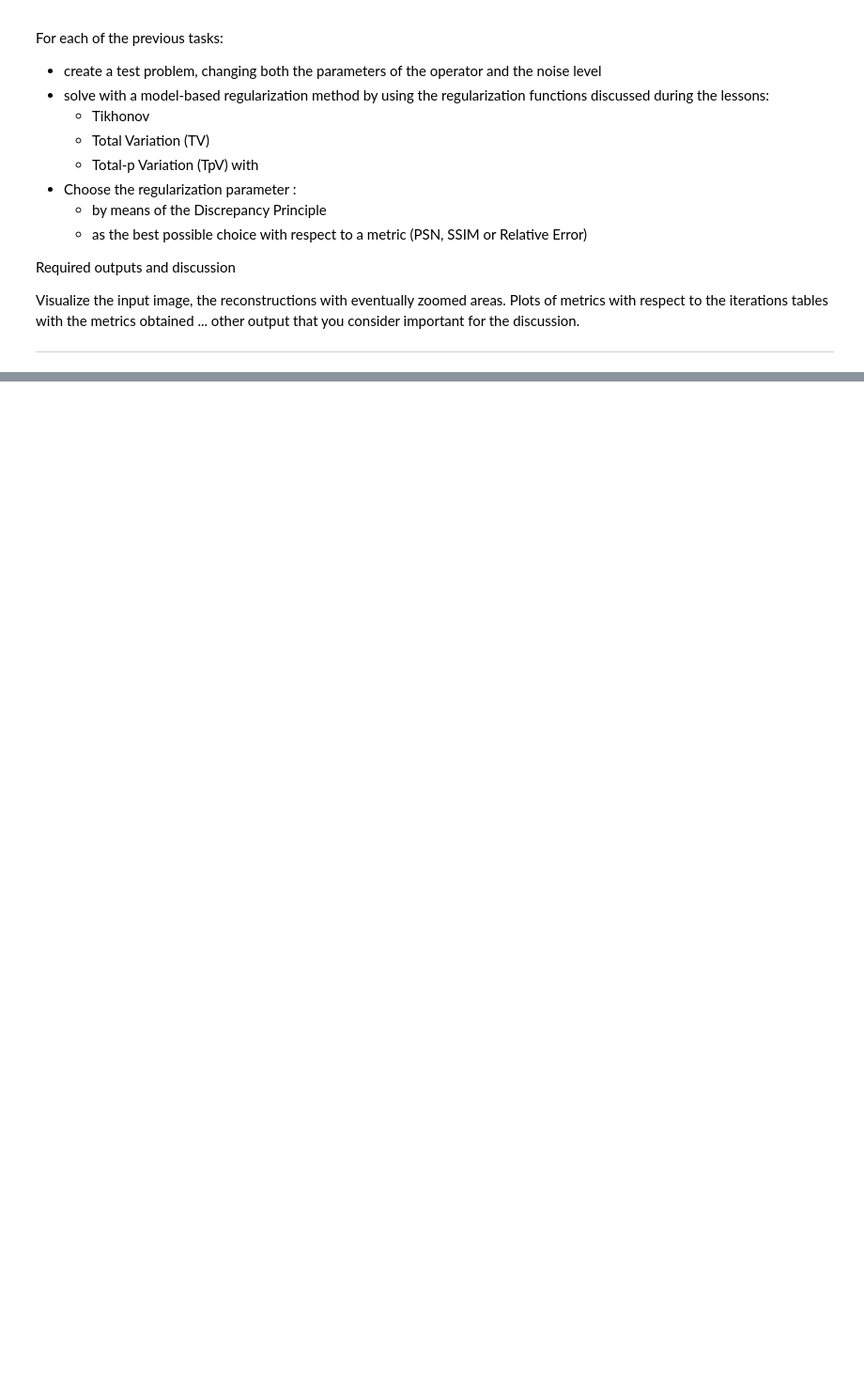
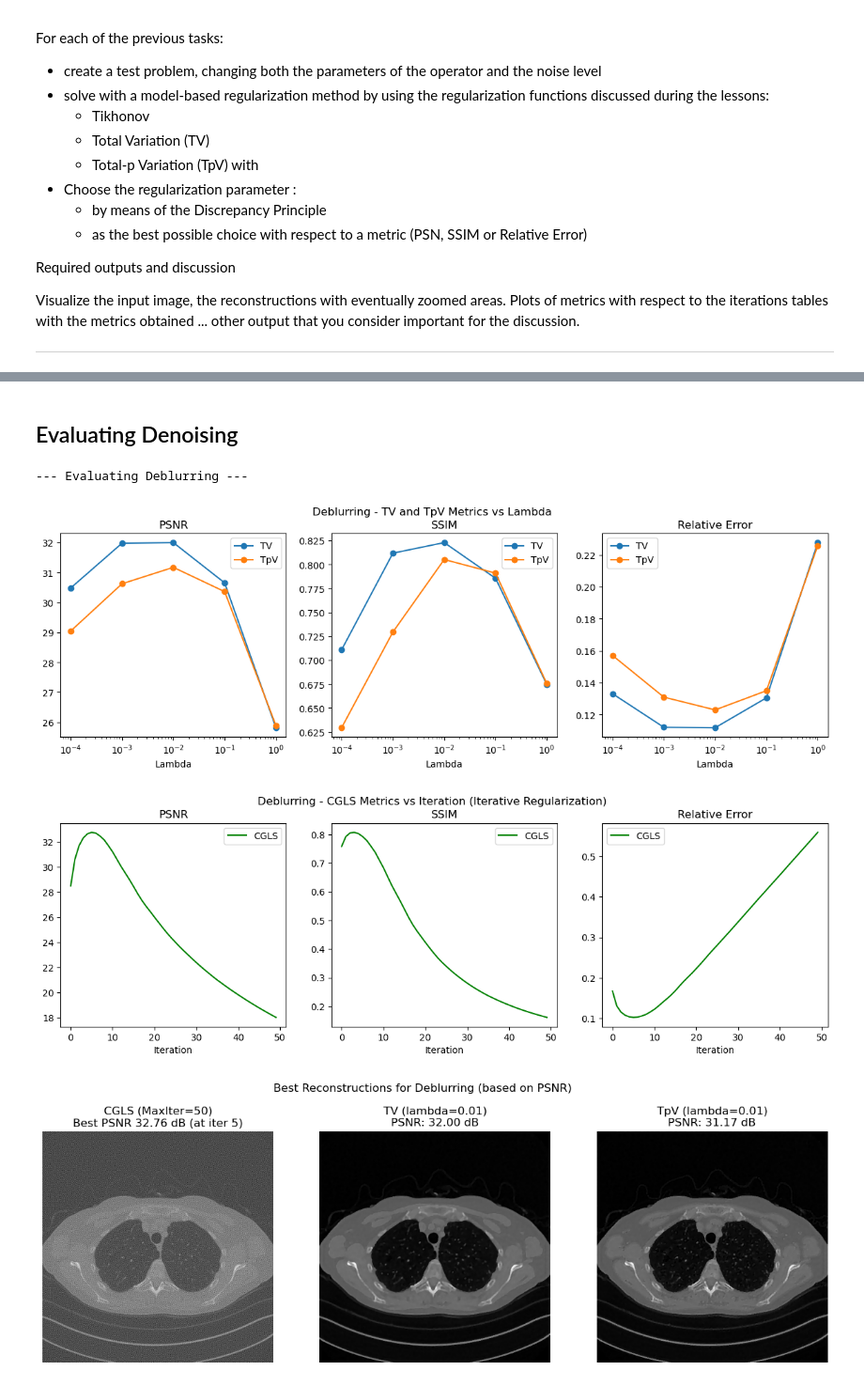
Before and after one commit to mattiadispigno/Computational-Imaging, a Jupyter notebook: homework1_ModelBasedApproach.ipynb, the cells around one changed output, grey strips where cells are left out. Shown at 94% size. Cells and saved outputs as stored; diff of their text form; code cells hidden in the pictures; blank space fills up the shorter version.

```diff
--- a/homework1_ModelBasedApproach.ipynb
+++ b/homework1_ModelBasedApproach.ipynb
@@ -71,0 +474,11 @@ plt.show()
+# %% [markdown]
+## Evaluating Denoising
+# %%
+res_bl = evaluate_solvers(K_bl, y_delta_bl, x_true, "Deblurring")
+plot_metrics(res_bl, "Deblurring")
+plot_best_reconstructions(res_bl, "Deblurring")
+# %% [output]
+--- Evaluating Deblurring ---
+[figure, added]
+[figure, added]
+[figure, added]
```
Also changed, not shown: parts of 21 cells of this notebook, 5 other files.
